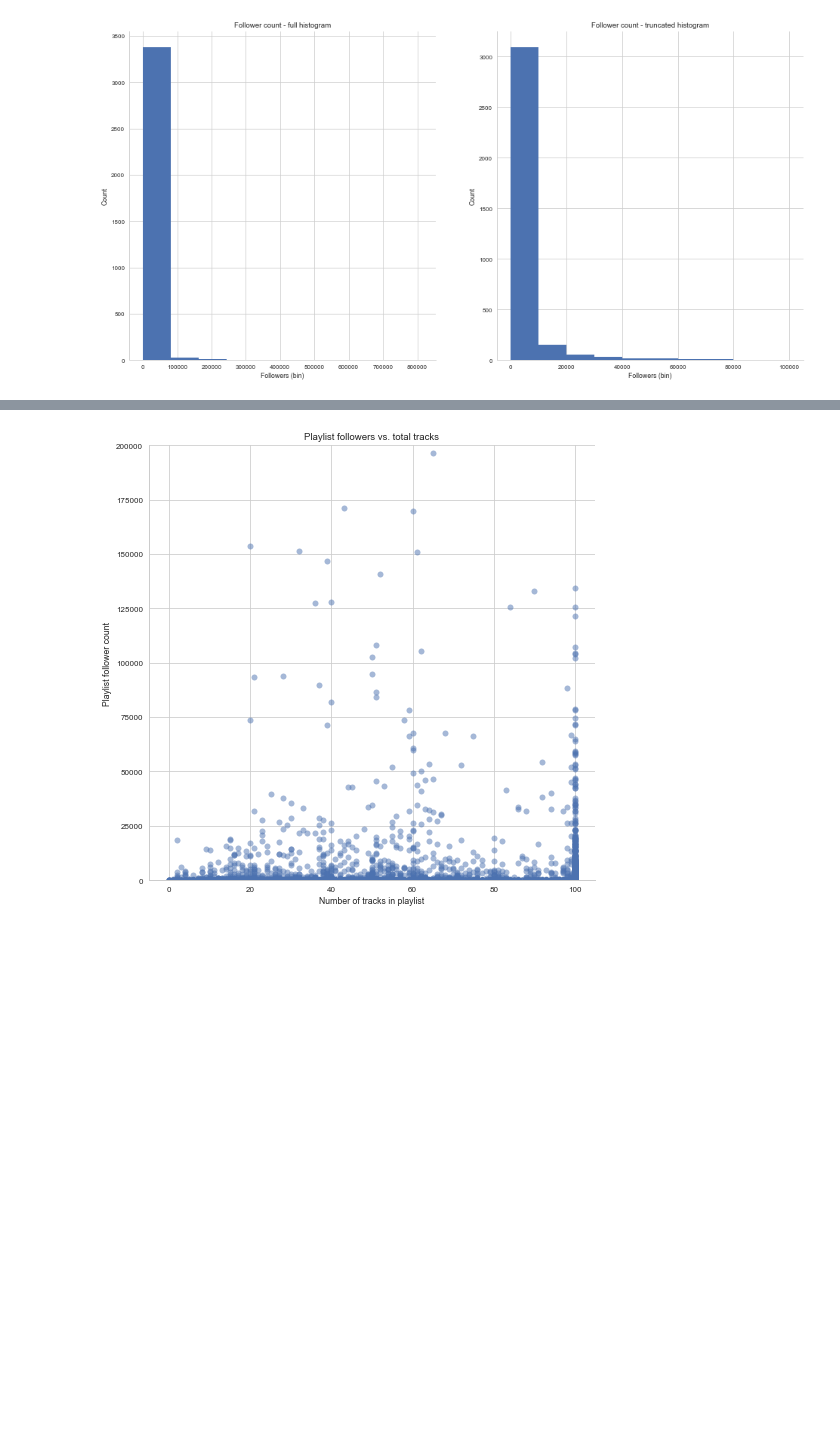
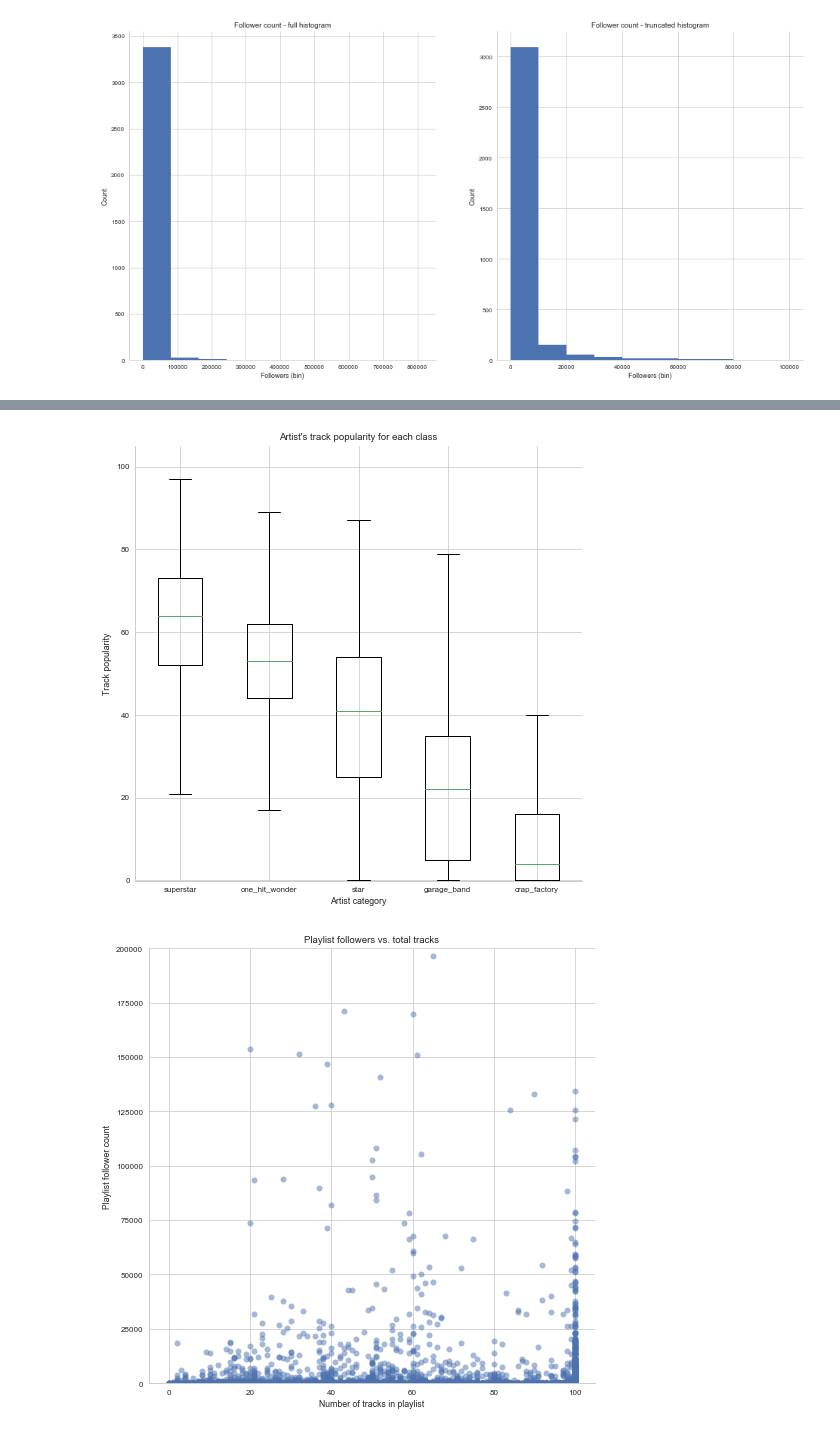
Before and after one commit to ac209-project/ac209-project, a Jupyter notebook: EDA/EDA_RJ_v02_20171127.ipynb, the cells around one changed output, grey strips where cells are left out. Saved outputs shown, nothing was run; the diff lists cells and outputs as text; code cells hidden in the pictures; blank space fills up the shorter version.

```diff
--- a/EDA/EDA_RJ_v02_20171127.ipynb
+++ b/EDA/EDA_RJ_v02_20171127.ipynb
@@ -291,3 +292,21 @@ sns.despine(top = True, right = True)
+# %%
+# Plot follower count vs. average track popularity
+fig, ax = plt.subplots(1,1, figsize = (8,8))
+
+labels = ['superstar', 'one_hit_wonder', 'star', 'garage_band', 'crap_factory']
+
+ax.boxplot([df_trk[df_trk.art_class == 'superstar'].trk_popularity.values,
+            df_trk[df_trk.art_class == 'one_hit_wonder'].trk_popularity.values,
+            df_trk[df_trk.art_class == 'star'].trk_popularity.values,
+            df_trk[df_trk.art_class == 'garage_band'].trk_popularity.values,
+            df_trk[df_trk.art_class == 'crap_factory'].trk_popularity.values], labels = labels)
+ax.set_title("Artist's track popularity for each class")
+ax.set_xlabel("Artist category")
+ax.set_ylabel("Track popularity")
+ax.set_ylim((-0.1, 105))
+sns.despine(top = True, right = True)
+# %% [output]
+[figure, added]
 # %%
 # Test if bigger playlists have more followers
 fig, ax = plt.subplots(1,1, figsize = (8,8))
```
Also changed, not shown: parts of 3 cells of this notebook.
